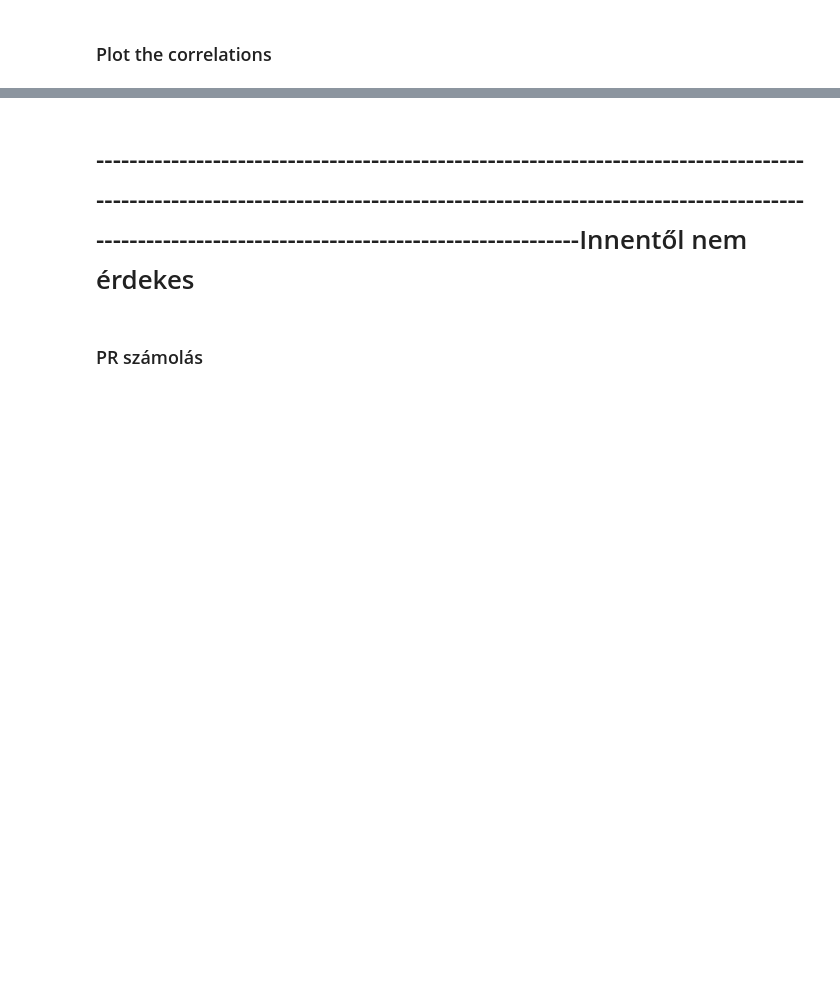
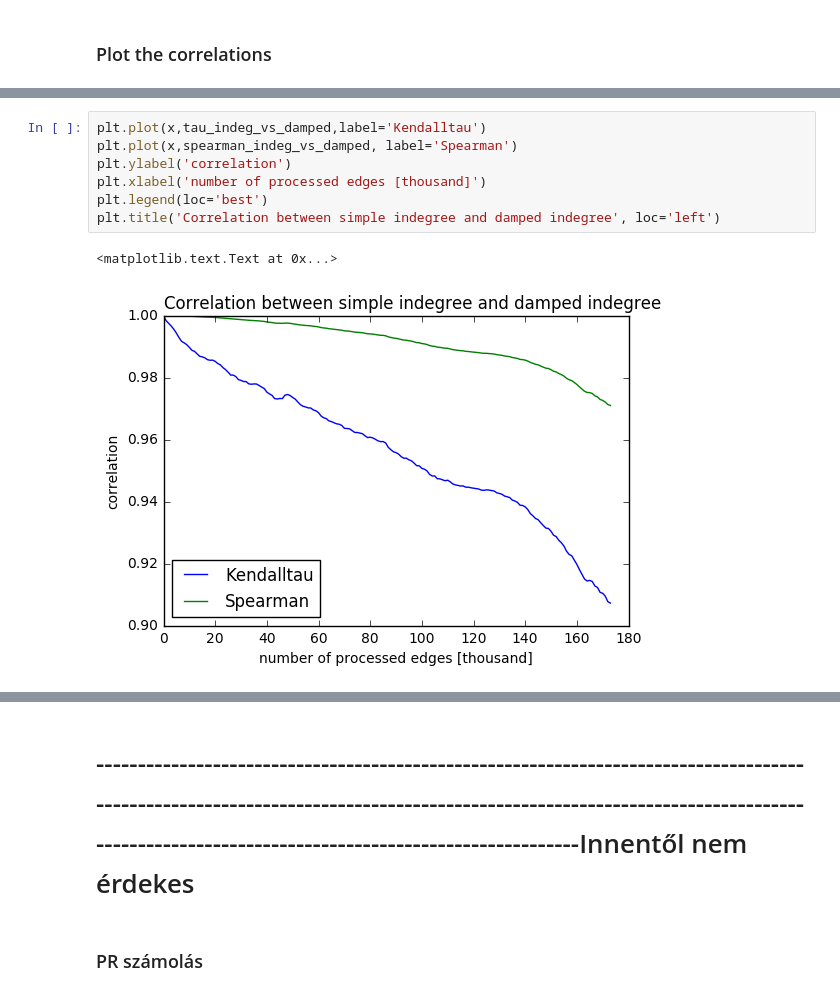
Before and after one commit to olahdaniel/temporal-networks, a Jupyter notebook: TempPR.ipynb, the cells around one changed output, grey strips where cells are left out. Drawn from its saved outputs; the diff is of its cells as text; blank space fills up the shorter version.

```diff
--- a/TempPR.ipynb
+++ b/TempPR.ipynb
@@ -130 +156,11 @@ xx = [item / 1000 for item in x]
+# %%
+plt.plot(x,tau_indeg_vs_damped,label='Kendalltau')
+plt.plot(x,spearman_indeg_vs_damped, label='Spearman')
+plt.ylabel('correlation')
+plt.xlabel('number of processed edges [thousand]')
+plt.legend(loc='best')
+plt.title('Correlation between simple indegree and damped indegree', loc='left')
+# %% [output]
+<matplotlib.text.Text at 0x...>
+[figure, added]
 # %%
```
Also changed, not shown: parts of 11 cells of this notebook, 2 other files.
